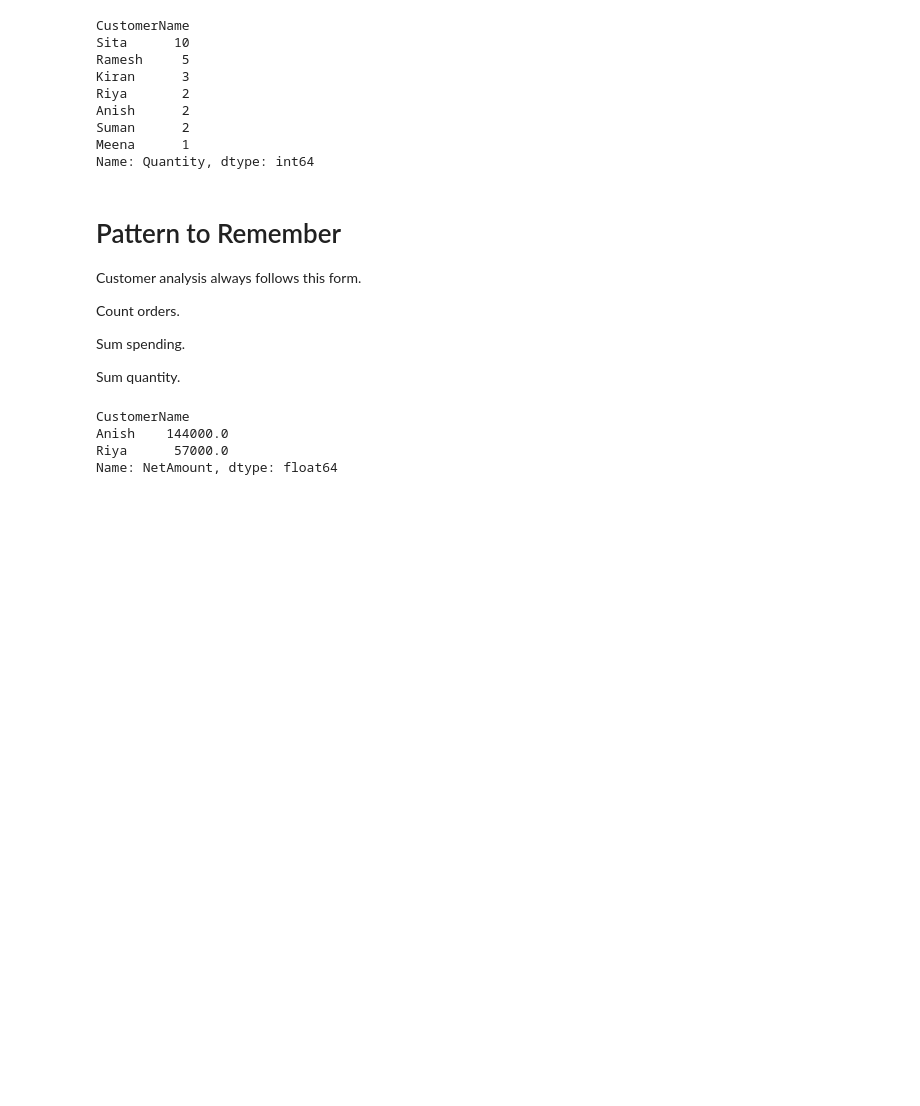
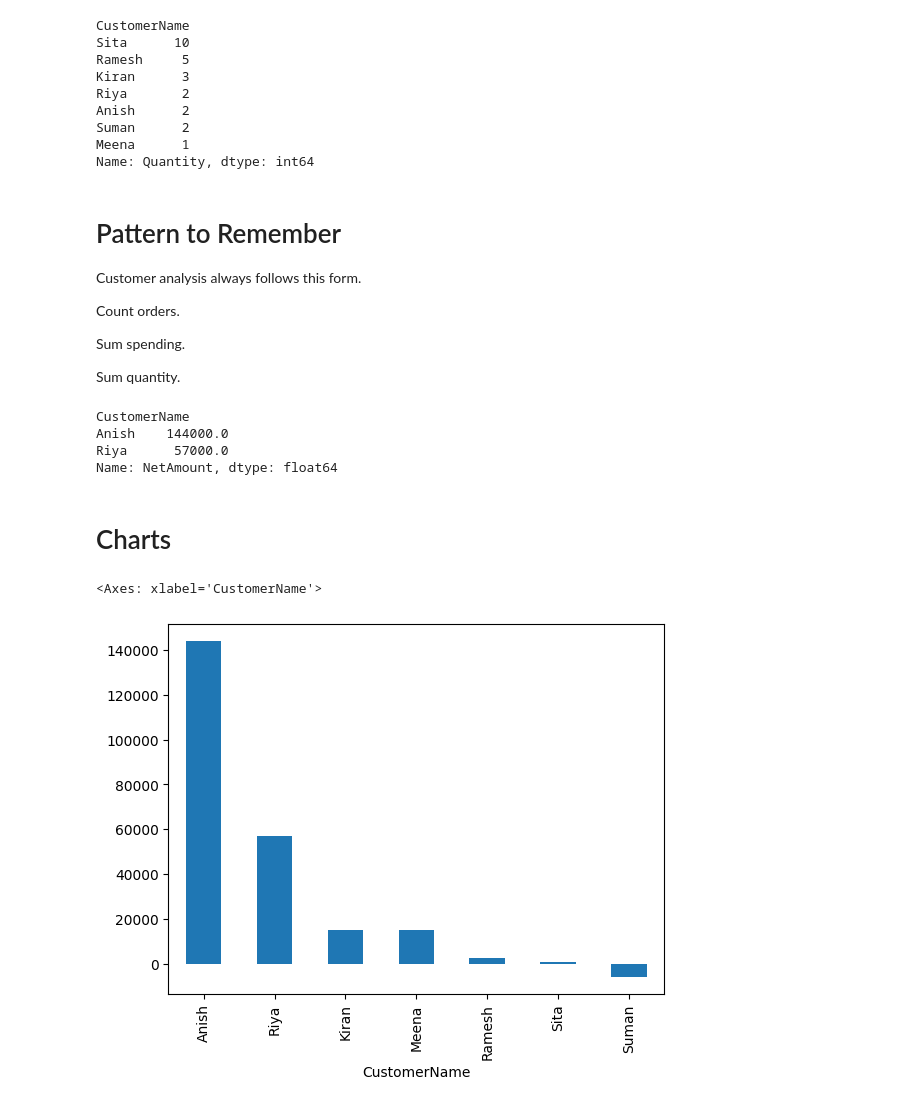
Before and after one commit to suzzzel5/Sales_Data-Analysis, a Jupyter notebook: num_panda3.ipynb, the cells around one changed output. Cells and saved outputs as stored; diff of their text form; code cells hidden in the pictures; blank space fills up the shorter version.

Commit message:
charts

```diff
--- a/num_panda3.ipynb
+++ b/num_panda3.ipynb
@@ -75,3 +75,10 @@ CustomerName
 Anish    144000.0
 Riya      57000.0
 Name: NetAmount, dtype: float64
+# %% [markdown]
+# Charts
+# %%
+top_customer.sort_values(ascending=False).plot(kind="bar") #showing top customer on top to buttom
+# %% [output]
+<Axes: xlabel='CustomerName'>
+[figure, added]
```
Also changed, not shown: parts of 2 cells of this notebook.
